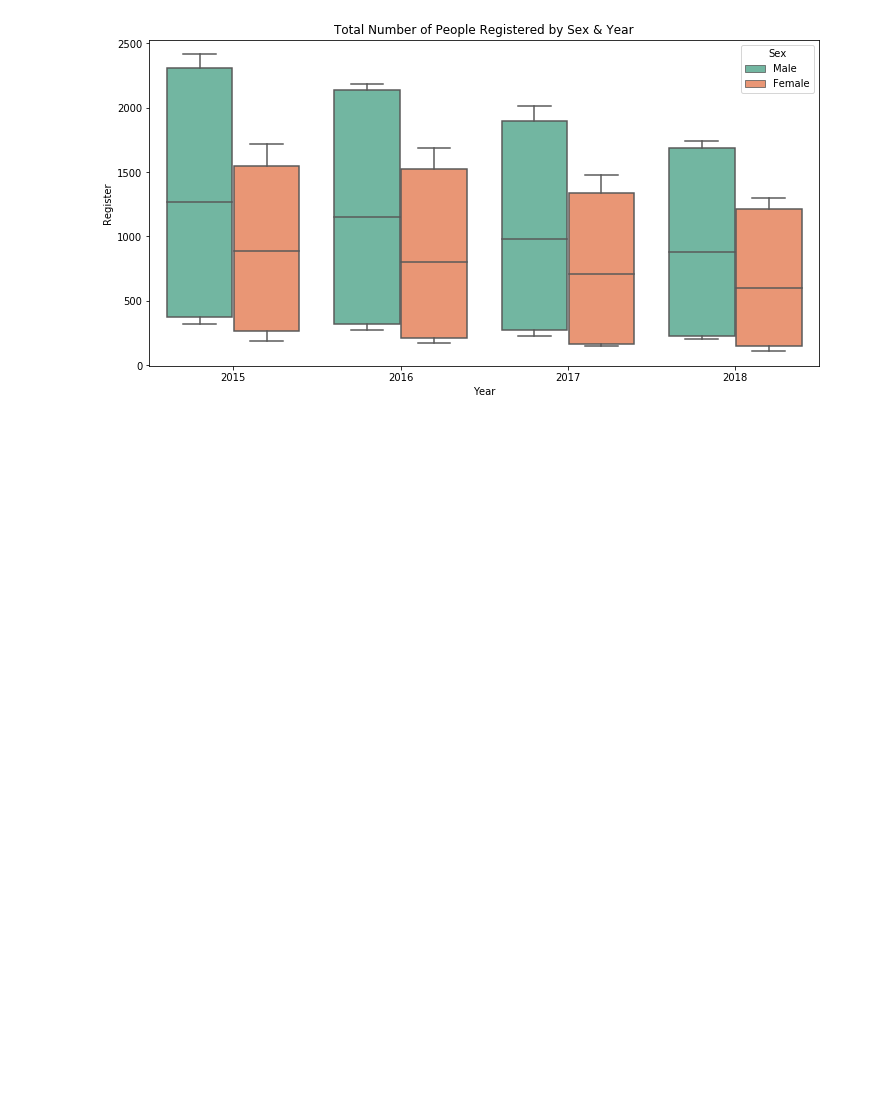
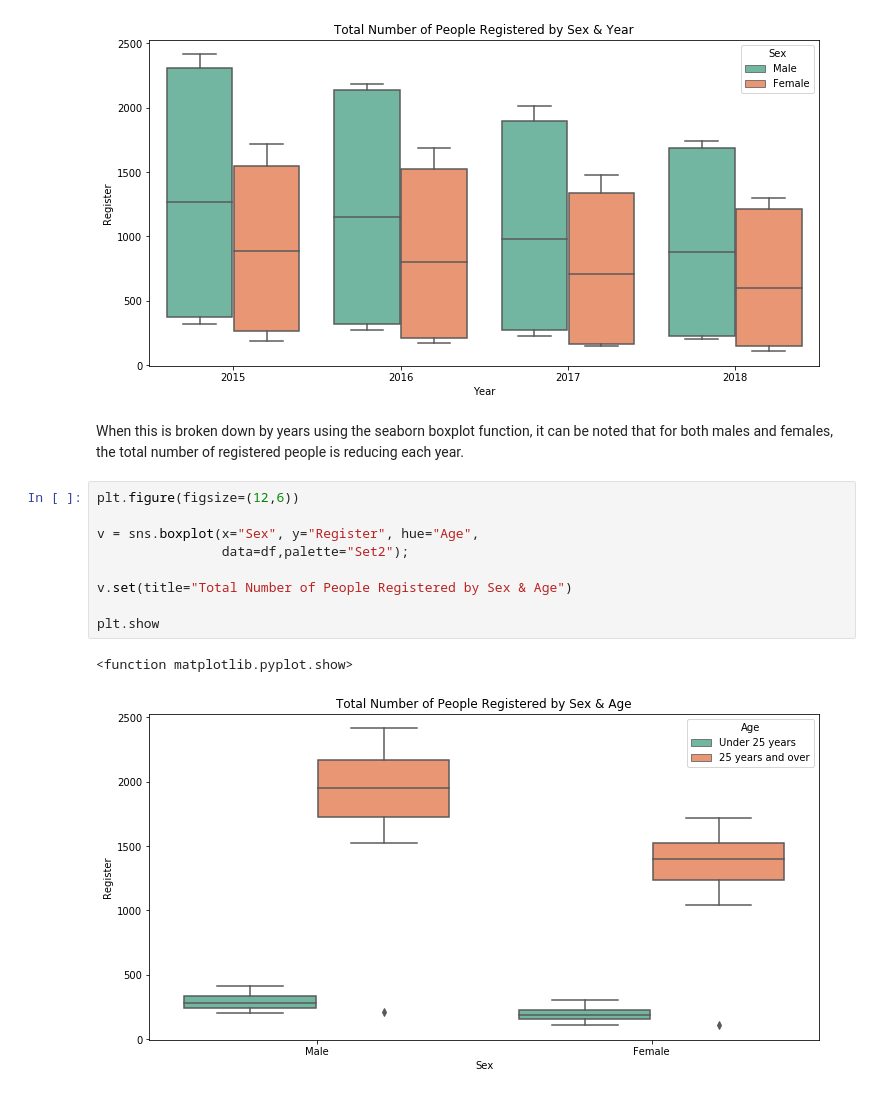
Before and after one commit to peterdt713/Fundamentals_Data_Analysis_Project, a Jupyter notebook: Boxplots.ipynb, the cells around one changed output. Cells and saved outputs as stored; diff of their text form; blank space fills up the shorter version.

Commit message:
Plotting

```diff
--- a/Boxplots.ipynb
+++ b/Boxplots.ipynb
@@ -87,3 +95,17 @@ plt.show
 # %% [output]
 <function matplotlib.pyplot.show>
 [figure]
+# %% [markdown]
+When this is broken down by years using the seaborn boxplot function, it can be noted that for both males and females, the total number of registered people is reducing each year.
+# %%
+plt.figure(figsize=(12,6))
+
+v = sns.boxplot(x="Sex", y="Register", hue="Age",
+                data=df,palette="Set2");
+
+v.set(title="Total Number of People Registered by Sex & Age")
+
+plt.show
+# %% [output]
+<function matplotlib.pyplot.show>
+[figure, added]
```
Also changed, not shown: parts of 15 cells of this notebook.
